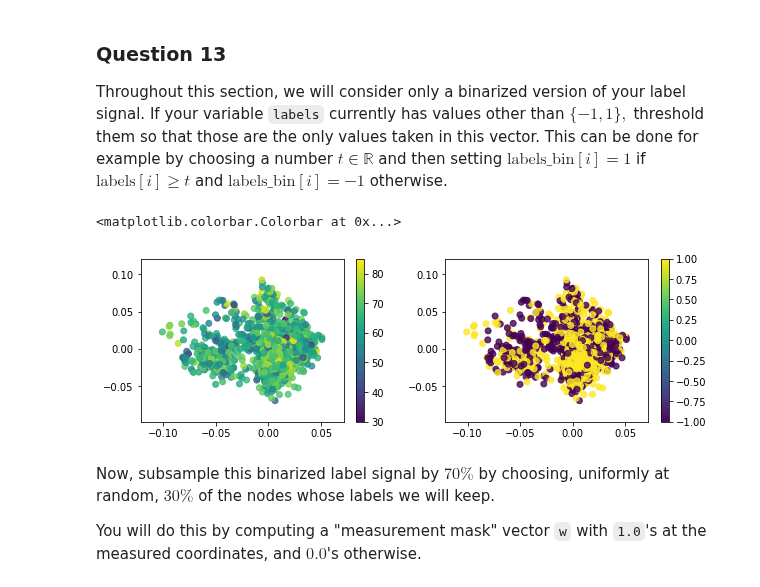
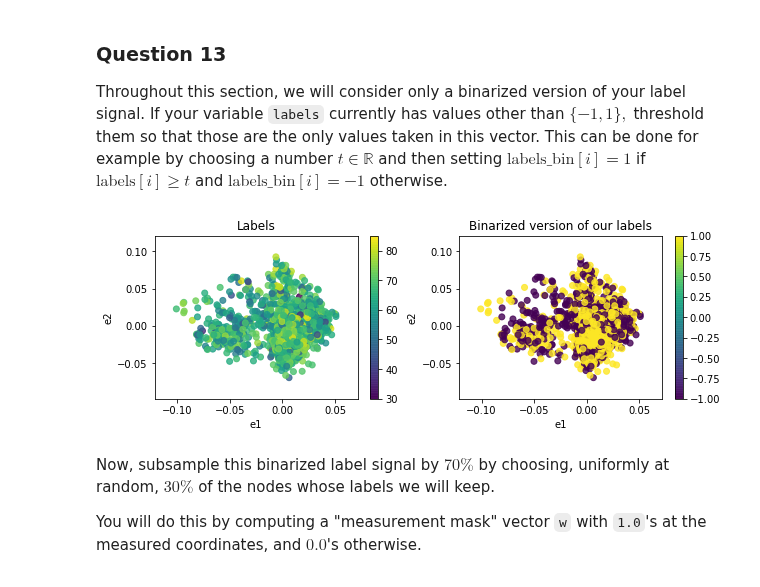
Before and after one commit to vndk36/Project_ntds2018, a Jupyter notebook: Milestone_4/v_09_12_HUGO.ipynb, the cells around one changed output. Drawn from its saved outputs; the diff is of its cells as text; code cells hidden in the pictures.

```diff
--- a/Milestone_4/v_09_12_HUGO.ipynb
+++ b/Milestone_4/v_09_12_HUGO.ipynb
@@ -117,15 +118,15 @@ np.testing.assert_allclose((gradient.T @ gradient).toarray(), laplacian)
 features = pd.read_csv('../saved_features_M3.csv')
 drop=(['Unnamed: 0','Unnamed: 0.1','title','cast','crew','genres','keywords','original_language']
           +['production_companies','production_countries','release_date','runtime','vote_count','keywords_key']
-          +['keywords_names','genres_name','index_by_cluster','cluster'])
+          +['keywords_names','genres_name','index_by_cluster','cluster','popularity'])
 features = features.drop(columns=drop)
-features['profitability']=features['net_profit']=""
-features.profitability = features.revenue/features.budget
-features.net_profit = features.revenue-features.budget
+
 features = features.drop(columns=['movie_id','budget','revenue'])
 features.vote_average=features.vote_average*10
 
+# We choose to label our nodes by the vote average given by viewers
 labels = features.values.astype(int)
+labels = labels.flatten()
 # %% [markdown]
 ## 1 - Graph Fourier Transform
 
@@ -422,23 +477,24 @@ In order to solve these variational problems with the black-box solver provided
 
 Throughout this section, we will consider only a binarized version of your label signal. If your variable `labels` currently has values other than $\{-1, 1\},$ threshold them so that those are the only values taken in this vector. This can be done for example by choosing a number $t \in \mathbb{R}$ and then setting $\text{labels_bin}[i] = 1$ if $\text{labels}[i] \geq t$ and $\text{labels_bin}[i] = -1$ otherwise.
 # %%
-labels_bin = np.where(labels[:,1] < np.median(labels[:,1]), -1, 1)
-
-# Testing with an eigenvector as it is smooth over the graph
-
-##labels_bin = np.where(U[1] < np.median(U[1]), -1, 1)
+labels_bin = np.where(labels < np.median(labels), -1, 1)
 
 plt.figure(figsize=(10,3))
 plt.subplot(121)
-plt.scatter(U[:,1], U[:,2], c=labels[:,1], alpha=0.8)
+plt.title('Labels')
+plt.scatter(U[:,1], U[:,2], c=labels, alpha=0.8)
+plt.xlabel('e1')
+plt.ylabel('e2')
 plt.colorbar()
 
 plt.subplot(122)
+plt.title('Binarized version of our labels')
 plt.scatter(U[:,1], U[:,2], c=labels_bin, alpha=0.8)
-plt.colorbar()
+plt.xlabel('e1')
+plt.ylabel('e2')
+plt.colorbar();
 # %% [output]
-<matplotlib.colorbar.Colorbar at 0x...>
-[figure, old version]
+[figure, new version]
 # %% [markdown]
 Now, subsample this binarized label signal by $70\%$ by choosing, uniformly at random, $30\%$ of the nodes whose labels we will keep.
 
```
Also changed, not shown: parts of 34 cells of this notebook.
